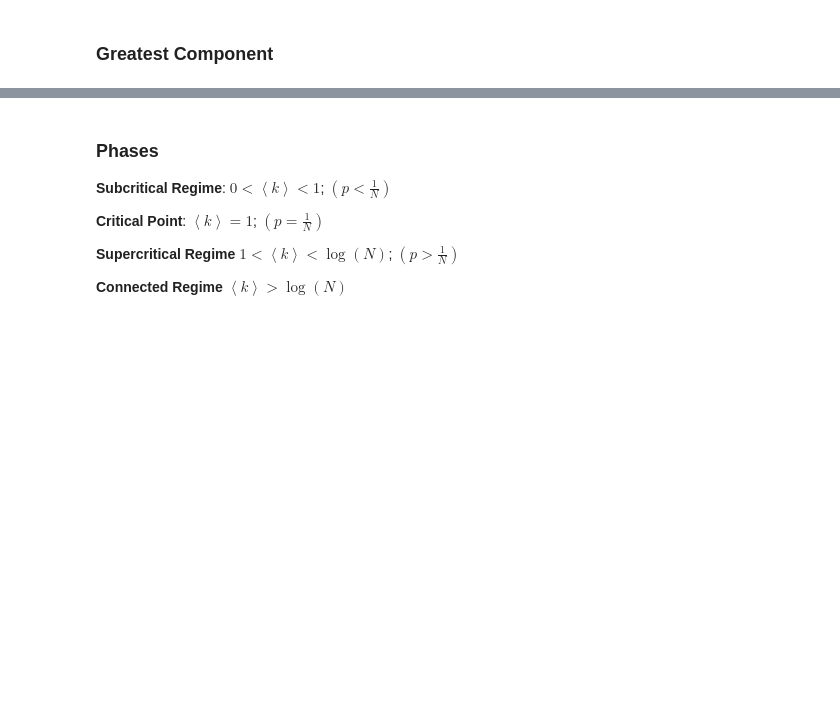
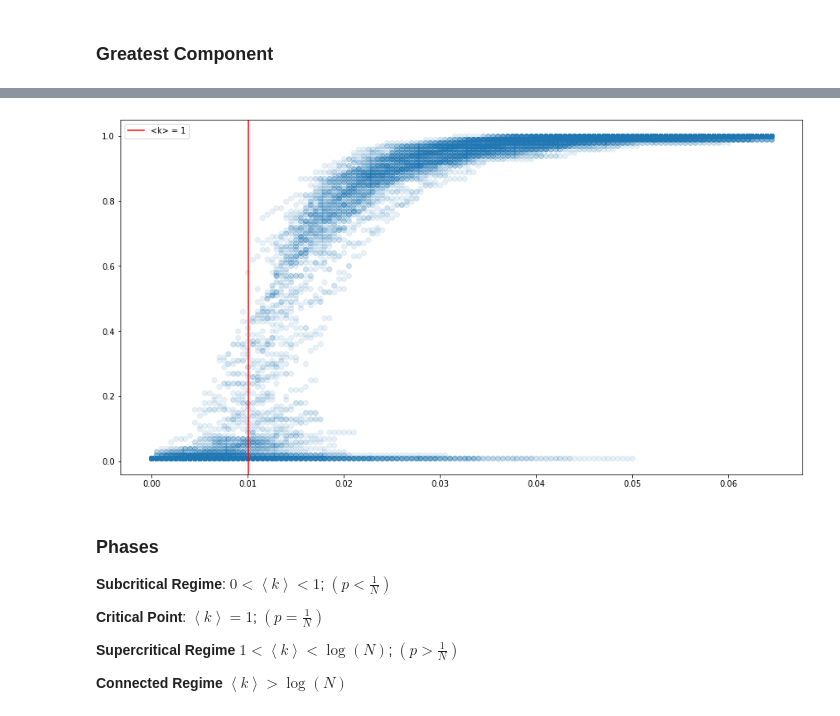
Before and after one commit to poolGolez/project-redos, a Jupyter notebook: random_networks.ipynb, the cells around one changed output, grey strips where cells are left out. Cells and saved outputs as stored; diff of their text form; code cells hidden in the pictures; blank space fills up the shorter version.

```diff
--- a/random_networks.ipynb
+++ b/random_networks.ipynb
@@ -158,3 +234,28 @@ len(max(nx.connected_components(G)))
+# %%
+N = 100
+
+critical_point = 1/(N-1)
+# critical point (p = 0.010)
+# connected regime (p > 0.046)
+
+p_range = np.arange(0.000, 0.0650, 0.0005)
+data = np.array([[p,k] for p in p_range for k in sample_n_graphs_gc_ratio(p, N=N, sample_count=100)])
+
+
+# X = np.array([k for k in data.keys()])
+# y = np.array([v for v in data.values()])
+# plt.scatter(X, y)
+data.shape #, data
+x, y = data[:, 0], data[:, 1]
+X.shape
+# d = np.transpose(data).shape
+plt.figure(figsize=(15, 8))
+plt.scatter(x, y, alpha=0.1)
+plt.axvline(x=critical_point, color='red', label='<k> = 1')
+plt.legend()
+plt.show()
+# %% [output]
+[figure, added]
 # %% [markdown]
 ### Phases
 
```
Also changed, not shown: parts of 9 cells of this notebook.
